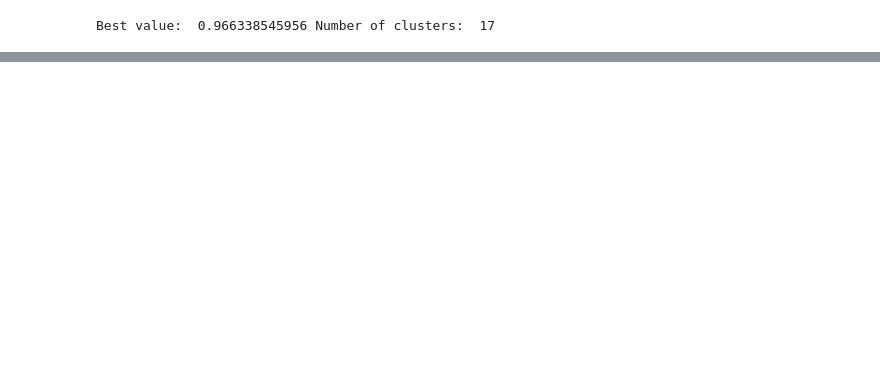
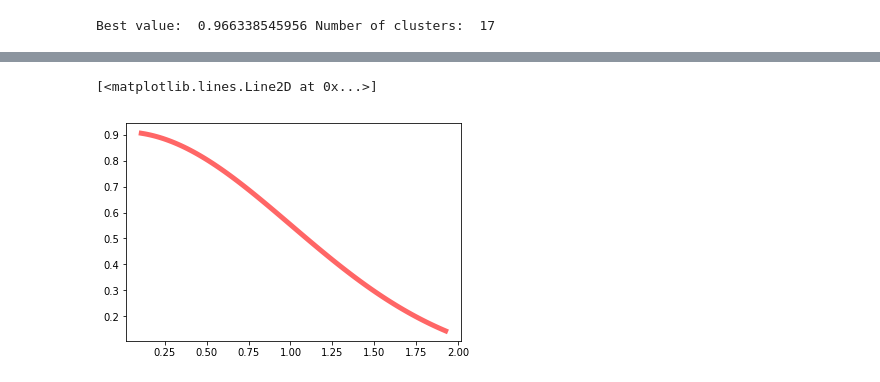
Before and after one commit to cseveriano/spatio-temporal-forecasting, a Jupyter notebook: notebooks/180426 - Oahu MiniBatch.ipynb, the cells around one changed output, grey strips where cells are left out. Saved outputs shown, nothing was run; the diff lists cells and outputs as text; code cells hidden in the pictures; blank space fills up the shorter version.

```diff
--- a/notebooks/180426 - Oahu MiniBatch.ipynb
+++ b/notebooks/180426 - Oahu MiniBatch.ipynb
@@ -233,0 +300,3 @@ For n_clusters = 17 The average silhouette_score is : 0.967117541554
+# %%
+a, b = 0.1, 2
+mean, var, skew, kurt = truncnorm.stats(a, b, moments='mvsk')
@@ -233,0 +306,8 @@ For n_clusters = 17 The average silhouette_score is : 0.967117541554
+# %%
+fig, ax = plt.subplots(1, 1)
+x = np.linspace(truncnorm.ppf(0.01, a, b), truncnorm.ppf(0.99, a, b), 100)
+
+ax.plot(x, truncnorm.pdf(x, a, b),'r-', lw=5, alpha=0.6, label='truncnorm pdf')
+# %% [output]
+[<matplotlib.lines.Line2D at 0x...>]
+[figure, added]
```
Also changed, not shown: parts of 15 cells of this notebook, 20 other files.
